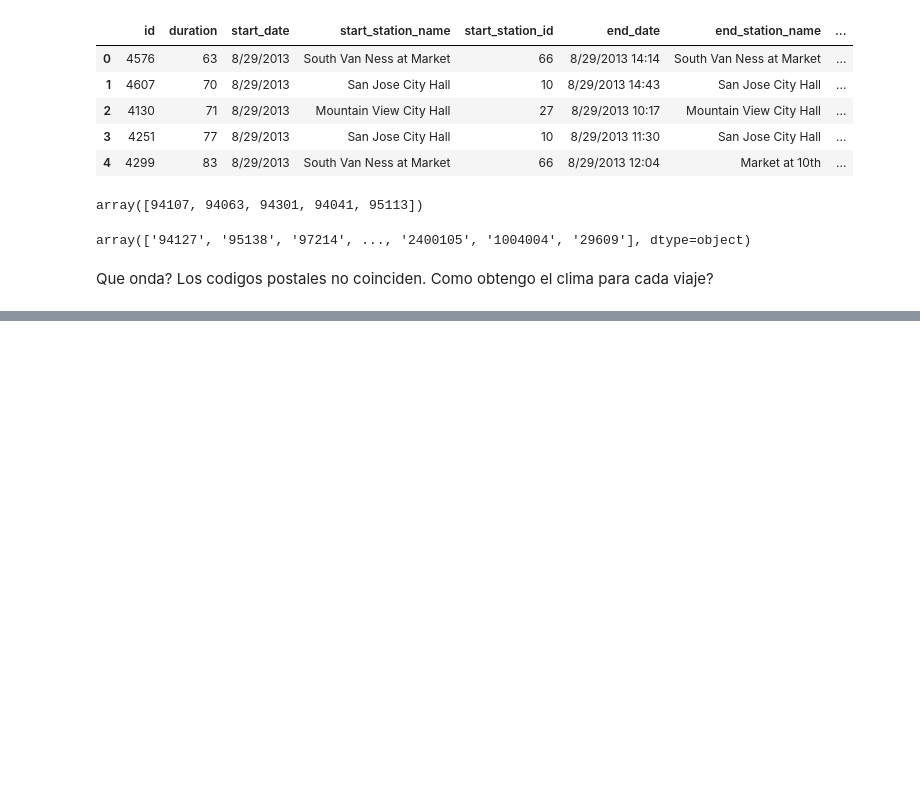
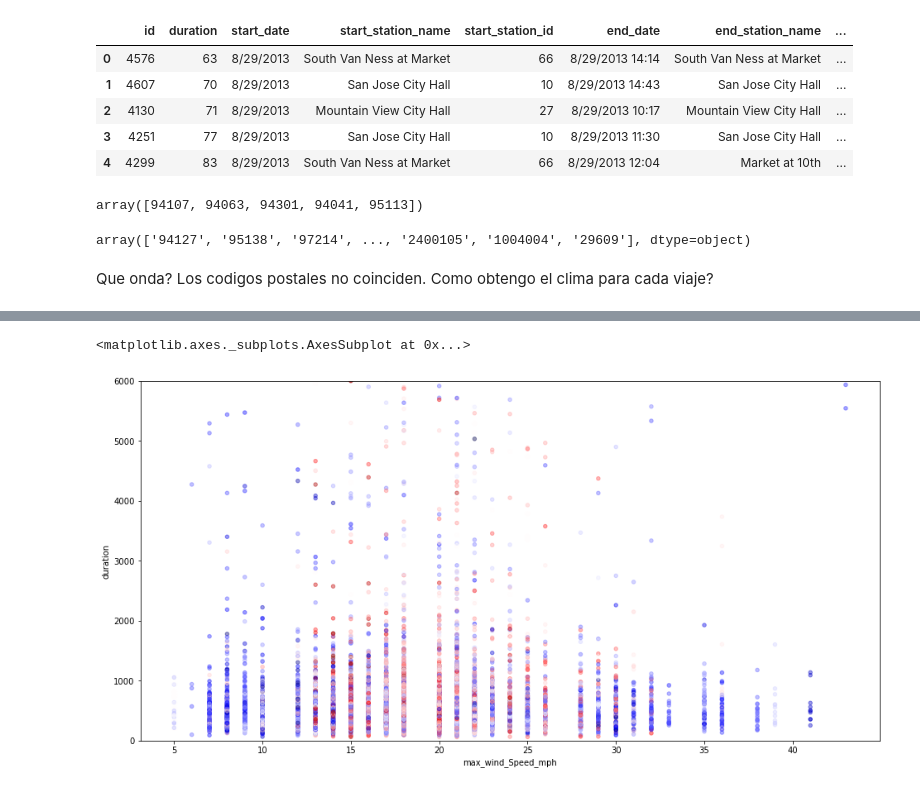
Before and after one commit to pabloernesto/sfBikes, a Jupyter notebook: temperatura_humedad_duracion.ipynb, the cells around one changed output, grey strips where cells are left out. Saved outputs shown, nothing was run; the diff lists cells and outputs as text; code cells hidden in the pictures; blank space fills up the shorter version.

```diff
--- a/temperatura_humedad_duracion.ipynb
+++ b/temperatura_humedad_duracion.ipynb
@@ -48,0 +70,4 @@ Que onda? Los codigos postales no coinciden. Como obtengo el clima para cada via
+# %%
+curated_weather = weather[weather.zip_code == 94107]
+del curated_weather['zip_code']
+curated_weather.head()
@@ -48,0 +82,3 @@ Que onda? Los codigos postales no coinciden. Como obtengo el clima para cada via
+# %%
+tmp = trip.merge(curated_weather, how='outer', left_on='start_date', right_on='date')
+tmp.head()
@@ -48,0 +93,7 @@ Que onda? Los codigos postales no coinciden. Como obtengo el clima para cada via
+# %%
+tmp.sample(10000).plot.scatter(x='max_wind_Speed_mph', y='duration',\
+                c='max_temperature_f', colormap='seismic', alpha=0.4,\
+                figsize=(16,8), colorbar=False, ylim=[0,6000])
+# %% [output]
+<matplotlib.axes._subplots.AxesSubplot at 0x...>
+[figure, added]
```
Also changed, not shown: parts of 10 cells of this notebook, 1 other file.
